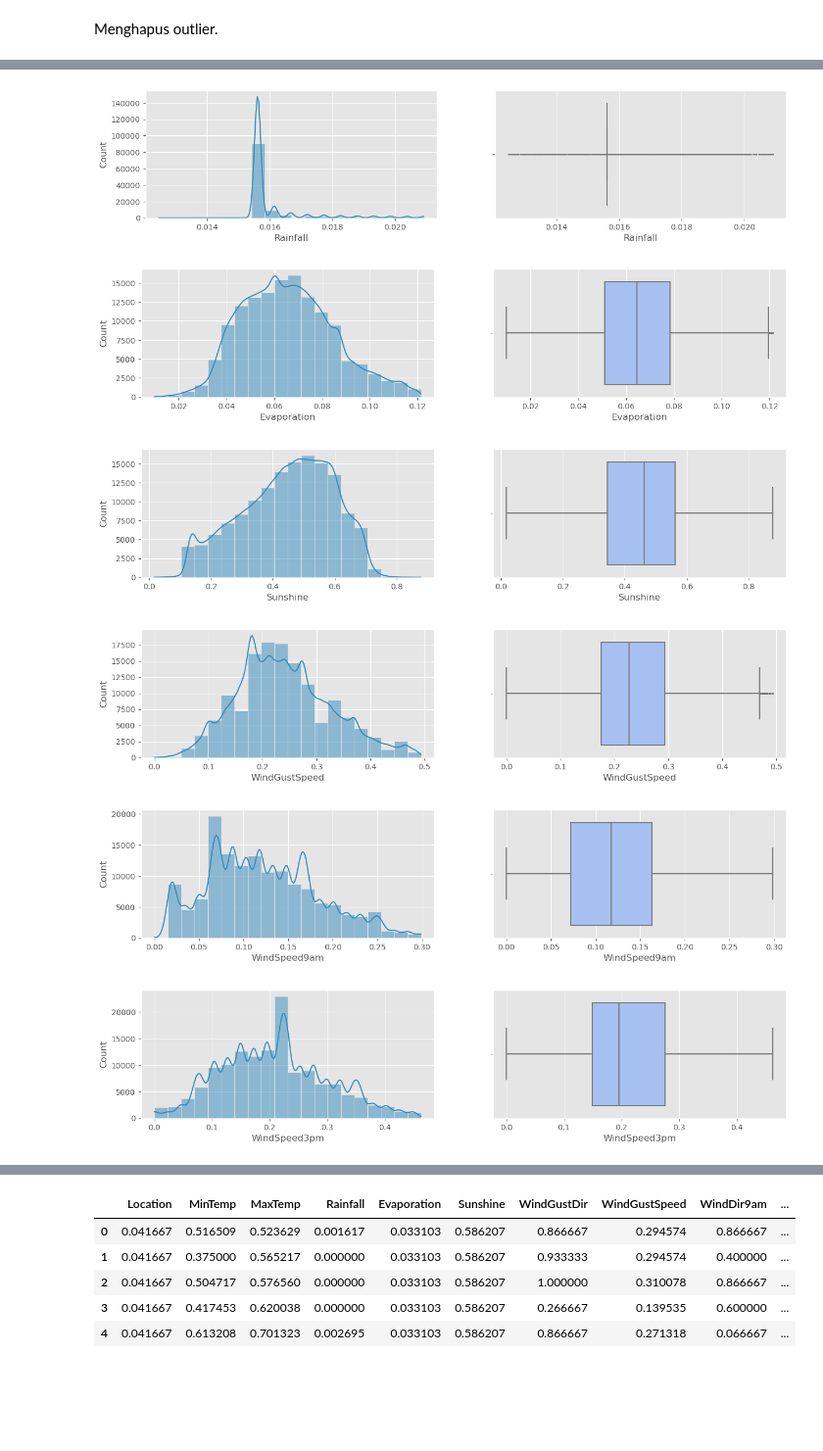
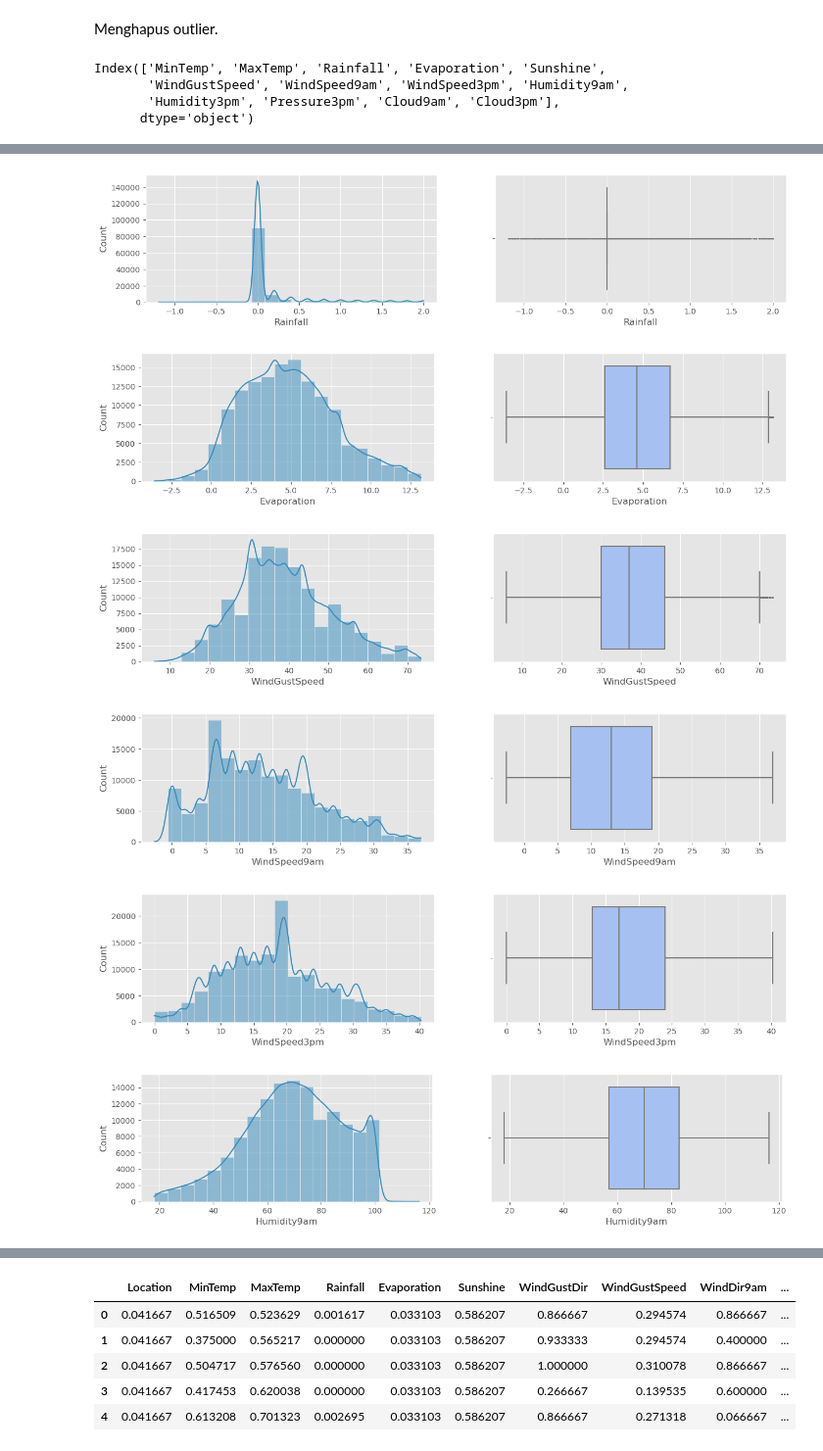
Before and after one commit to JonathanAdi7/Final-Project_Kelompok4, a Jupyter notebook: PYTN_KampusMerdeka_fp2_Kelompok 4 baru saja.ipynb, the cells around one changed output, grey strips where cells are left out. Shown at 98% size. Saved outputs shown, nothing was run; the diff lists cells and outputs as text; code cells hidden in the pictures; blank space fills up the shorter version.

```diff
--- a/PYTN_KampusMerdeka_fp2_Kelompok 4 baru saja.ipynb
+++ b/PYTN_KampusMerdeka_fp2_Kelompok 4 baru saja.ipynb
@@ -694,14 +634,21 @@ outlier_range
 ### Menghapus Outlier
 # %% [markdown]
 Menghapus outlier.
+# %%
+numerical_columns
+# %% [output]
+Index(['MinTemp', 'MaxTemp', 'Rainfall', 'Evaporation', 'Sunshine',
+       'WindGustSpeed', 'WindSpeed9am', 'WindSpeed3pm', 'Humidity9am',
+       'Humidity3pm', 'Pressure3pm', 'Cloud9am', 'Cloud3pm'],
+      dtype='object')
 # %%
-for col in scaled_data[numerical_columns]:
-    Q1 = scaled_data[col].quantile(0.25)
-    Q3 = scaled_data[col].quantile(0.75)
+for col in imputed_data[numerical_columns.drop(['Sunshine', 'Humidity3pm', 'Cloud9am', 'Cloud3pm'])]:
+    Q1 = imputed_data[col].quantile(0.25)
+    Q3 = imputed_data[col].quantile(0.75)
     IQR = Q3 - Q1
-    scaled_data2 = scaled_data[~((scaled_data[col] < (Q1 - 1.5 * IQR)) | (scaled_data[col]  > (Q3 + 1.5 * IQR)))]
+    imputed_data2 = imputed_data[~((imputed_data[col] < (Q1 - 1.5 * IQR)) | (imputed_data[col]  > (Q3 + 1.5 * IQR)))]
     fig, axs = plt.subplots(1,2,figsize=(15, 3))
 
-    sns.histplot(scaled_data2[col],bins=20, kde=True,ax=axs[0]);
-    sns.boxplot(scaled_data2[col], ax = axs[1], color='#99befd', fliersize=1);
+    sns.histplot(imputed_data2[col],bins=20, kde=True,ax=axs[0]);
+    sns.boxplot(imputed_data2[col], ax = axs[1], color='#99befd', fliersize=1);
 # %% [output]
@@ -710,6 +657,6 @@ for col in scaled_data[numerical_columns]:
-[figure, old version]
+[figure, new version]
-[figure, old version]
+[figure, new version]
-[figure, old version]
+[figure, new version]
-[figure, old version]
+[figure, new version]
-[figure, old version]
+[figure, new version]
-[figure, old version]
+[figure, new version]
```
Also changed, not shown: parts of 28 cells of this notebook.
